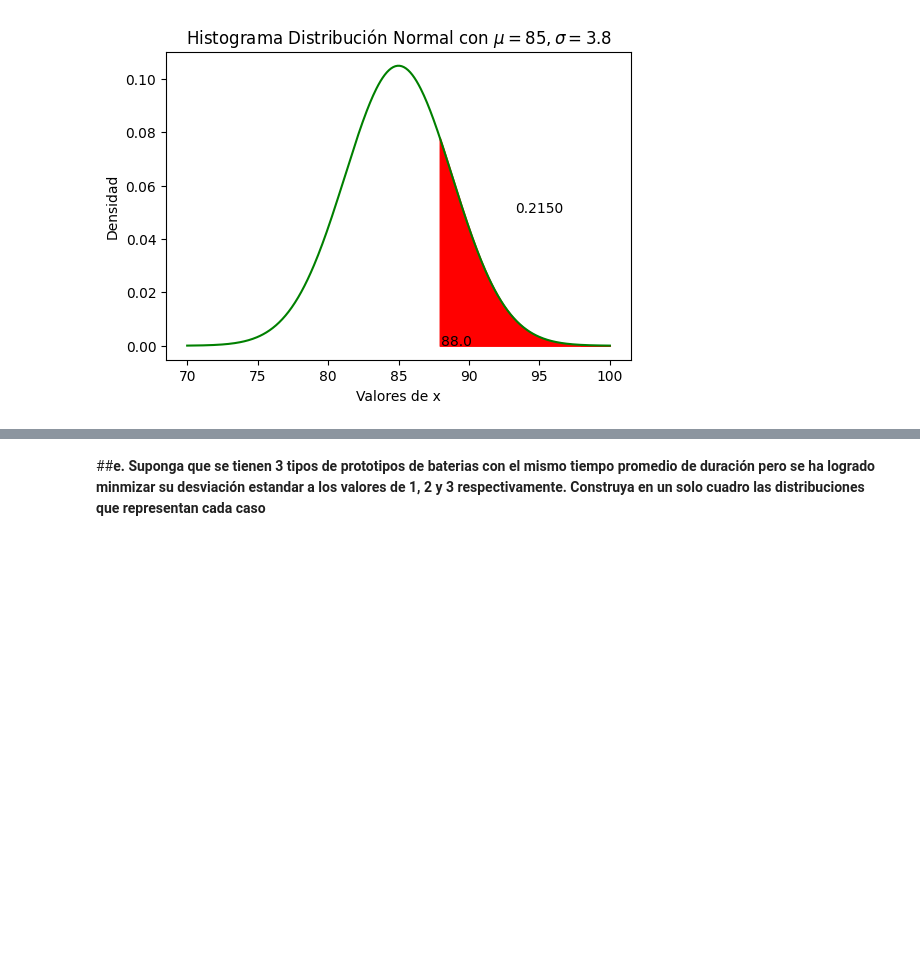
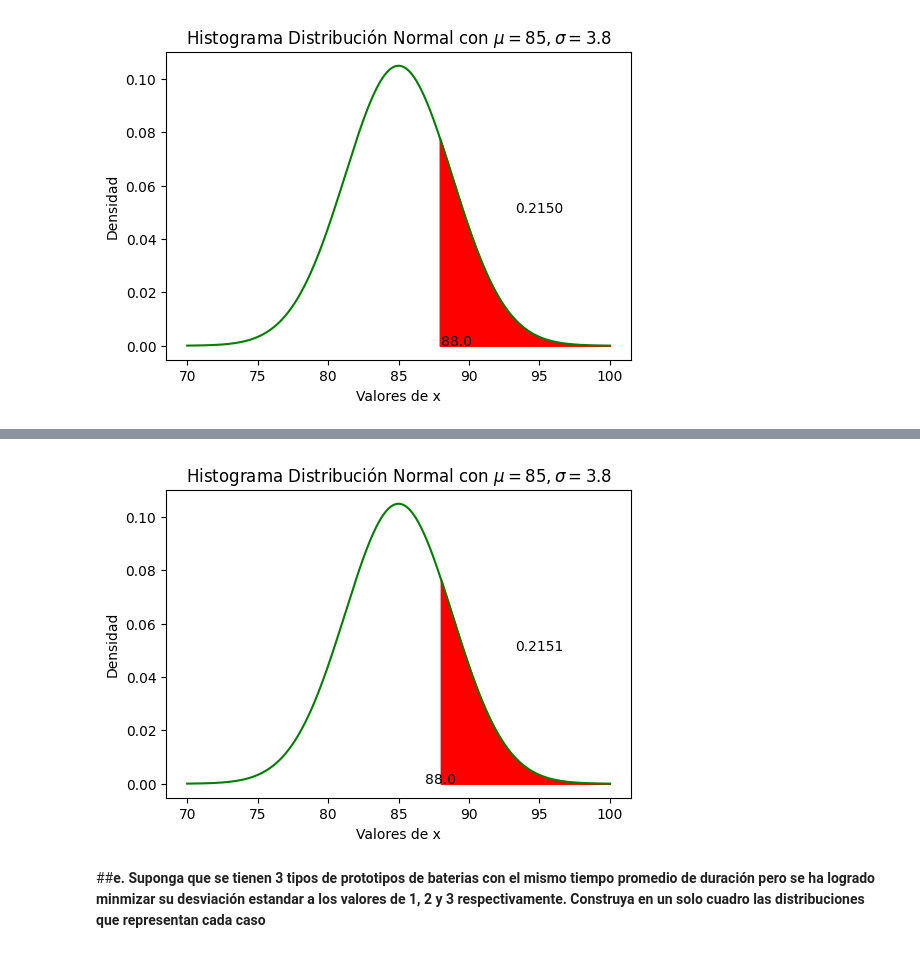
Before and after one commit to JSEFERINO/Teoria-de-Probabilidad-MEYCD, a Jupyter notebook: 19_C_Teoria_Probabilidad_D_Normal.ipynb, the cells around one changed output, grey strips where cells are left out. Drawn from its saved outputs; the diff is of its cells as text; code cells hidden in the pictures; blank space fills up the shorter version.

```diff
--- a/19_C_Teoria_Probabilidad_D_Normal.ipynb
+++ b/19_C_Teoria_Probabilidad_D_Normal.ipynb
@@ -235,0 +286,49 @@ plt.show()
+# %%
+import numpy as np
+import matplotlib.pyplot as plt
+import matplotlib.animation as animation
+from scipy import stats
+from IPython.display import HTML
+
+# Datos iniciales
+x = np.linspace(70, 100, 401)
+y = stats.norm(loc=85, scale=3.8).pdf(x)
+a = round(stats.norm(85, 3.8).ppf(0.785), 1)
+target_value = stats.norm(loc=85, scale=3.8).ppf(1 - 0.215)
+
+# Crear la figura y el eje
+fig, ax = plt.subplots(figsize=[6, 4])
+ax.set_xlabel('Valores de x')
+ax.set_ylabel('Densidad')
+ax.set_title('Histograma Distribución Normal con $μ=85,σ=3.8$')
+
+# Inicialización de las líneas y áreas
+line, = ax.plot(x, y, c='g')
+fill = ax.fill_between([], [], color="r")
+text_cdf = ax.text(95, 0.05, '', horizontalalignment='center')
+text_ppf = ax.text(88, 0.0001, '', horizontalalignment='center')
+
+# Función de inicialización para la animación
+def init():
+    line.set_data(x, y)
+    return line,
+
+# Número de cuadros necesarios para alcanzar el valor objetivo
+num_frames = int((100 - target_value) / 0.1)
+
+# Función de animación
+def animate(i):
+    global fill
+    current_x = 87.9 + i * (target_value - 87.9) / num_frames
+    fill.remove()
+    fill = ax.fill_between(x[x > current_x], y[x > current_x], color="r")
+    text_cdf.set_text(f'{1 - stats.norm(loc=85, scale=3.8).cdf(current_x):.4f}')
+    text_ppf.set_text(f'{a}')
+    return line, fill, text_cdf, text_ppf
+
+# Crear la animación
+ani = animation.FuncAnimation(fig, animate, init_func=init, frames=num_frames, interval=100, blit=True)
+
+# Mostrar la animación
+HTML(ani.to_html5_video())
+# %% [output]
@@ -236,3 +336,4 @@ plt.show()
+[figure, added]
 # %% [markdown]
 ##**e. Suponga que se tienen 3 tipos de prototipos de baterias con el mismo tiempo promedio de duración pero se ha logrado minmizar su desviación estandar a los valores de  1, 2 y 3 respectivamente. Construya en un solo cuadro las distribuciones que representan cada caso**
 # %%
```
Also changed, not shown: parts of 8 cells of this notebook.
